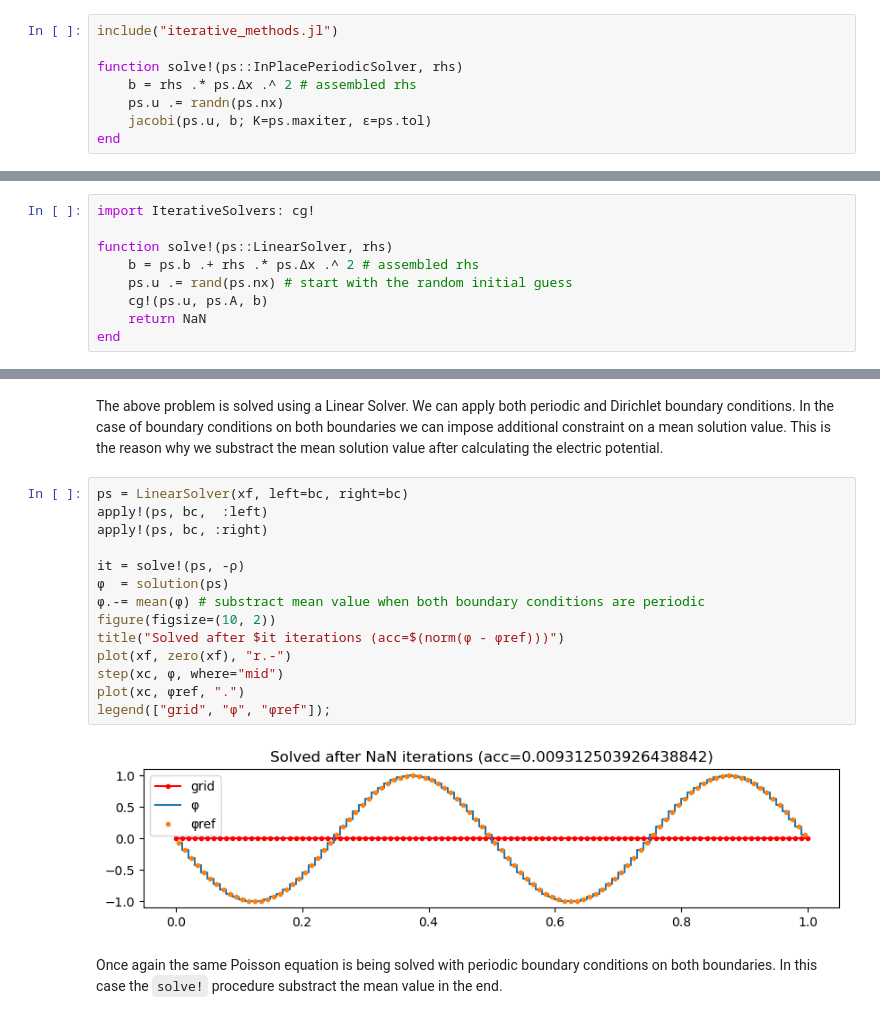
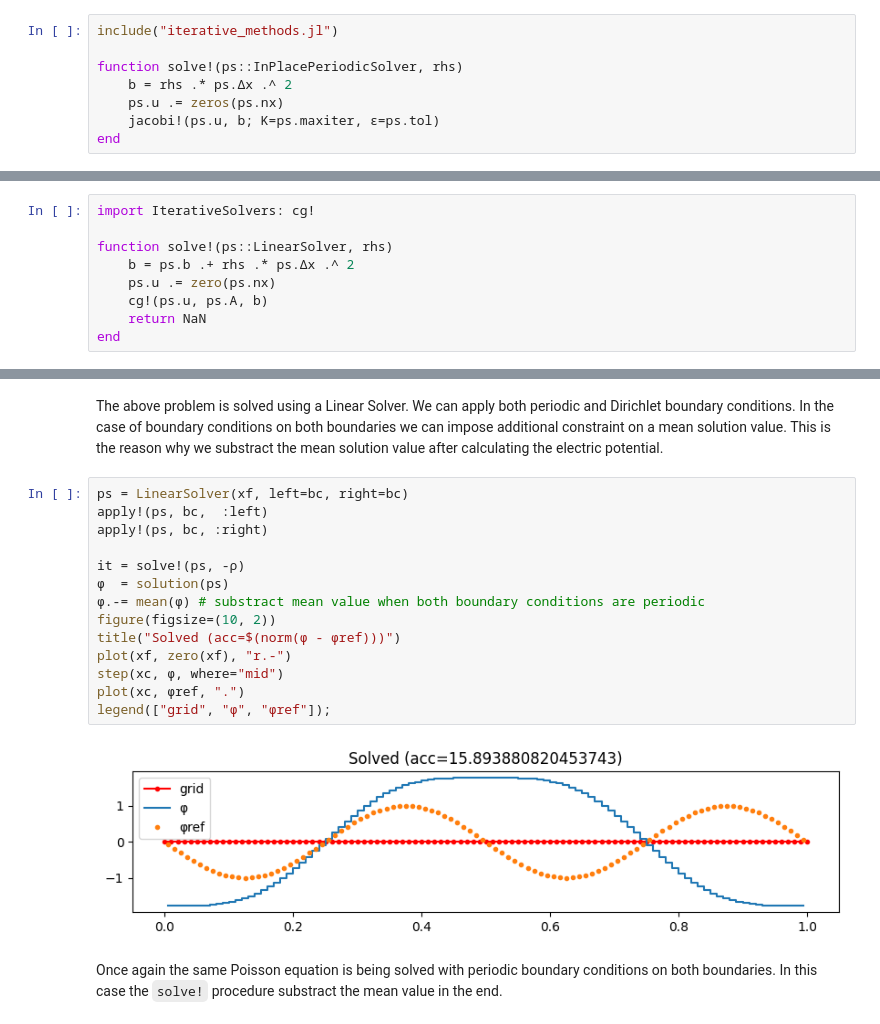
Before and after one commit to bchaber/pole, a Jupyter notebook: PoissonEquation.ipynb, the cells around one changed output, grey strips where cells are left out. Drawn from its saved outputs; the diff is of its cells as text.

Commit message:
Reconfigure solvers so they start from a zero guess

```diff
--- a/PoissonEquation.ipynb
+++ b/PoissonEquation.ipynb
@@ -43,9 +46,9 @@ gradient (generic function with 1 method)
 include("iterative_methods.jl")
 
 function solve!(ps::InPlacePeriodicSolver, rhs)
-    b = rhs .* ps.Δx .^ 2 # assembled rhs
-    ps.u .= randn(ps.nx)
-    jacobi(ps.u, b; K=ps.maxiter, ϵ=ps.tol)
+    b = rhs .* ps.Δx .^ 2
+    ps.u .= zeros(ps.nx)
+    jacobi!(ps.u, b; K=ps.maxiter, ϵ=ps.tol)
 end
 # %% [output]
 solve! (generic function with 1 method)
@@ -64,8 +67,8 @@ gradient (generic function with 2 methods)
 import IterativeSolvers: cg!
 
 function solve!(ps::LinearSolver, rhs)
-    b = ps.b .+ rhs .* ps.Δx .^ 2 # assembled rhs
-    ps.u .= rand(ps.nx) # start with the random initial guess
+    b = ps.b .+ rhs .* ps.Δx .^ 2
+    ps.u .= zero(ps.nx)
     cg!(ps.u, ps.A, b)
     return NaN
 end
@@ -98,19 +107,19 @@ In the case of boundary conditions on both boundaries we can impose additional c
 # %%
 ps = LinearSolver(xf, left=bc, right=bc)
 apply!(ps, bc,  :left)
 apply!(ps, bc, :right)
 
 it = solve!(ps, -ρ)
 φ  = solution(ps)
 φ.-= mean(φ) # substract mean value when both boundary conditions are periodic
 figure(figsize=(10, 2))
-title("Solved after $it iterations (acc=$(norm(φ - φref)))")
+title("Solved (acc=$(norm(φ - φref)))")
 plot(xf, zero(xf), "r.-")
 step(xc, φ, where="mid")
 plot(xc, φref, ".")
 legend(["grid", "φ", "φref"]);
 # %% [output]
-[figure, old version]
+[figure, new version]
 # %% [markdown]
 Once again the same Poisson equation is being solved with periodic boundary conditions on both boundaries. In this case the `solve!` procedure substract the mean value in the end.
 # %%
```
Also changed, not shown: parts of 9 cells of this notebook.
